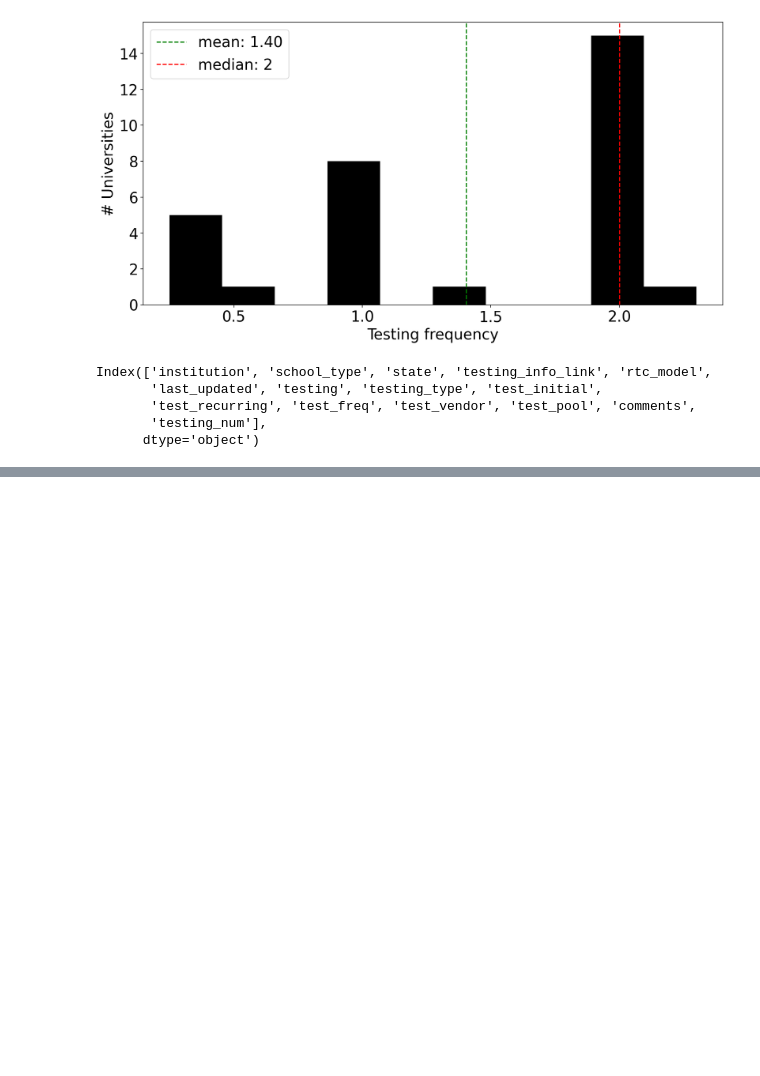
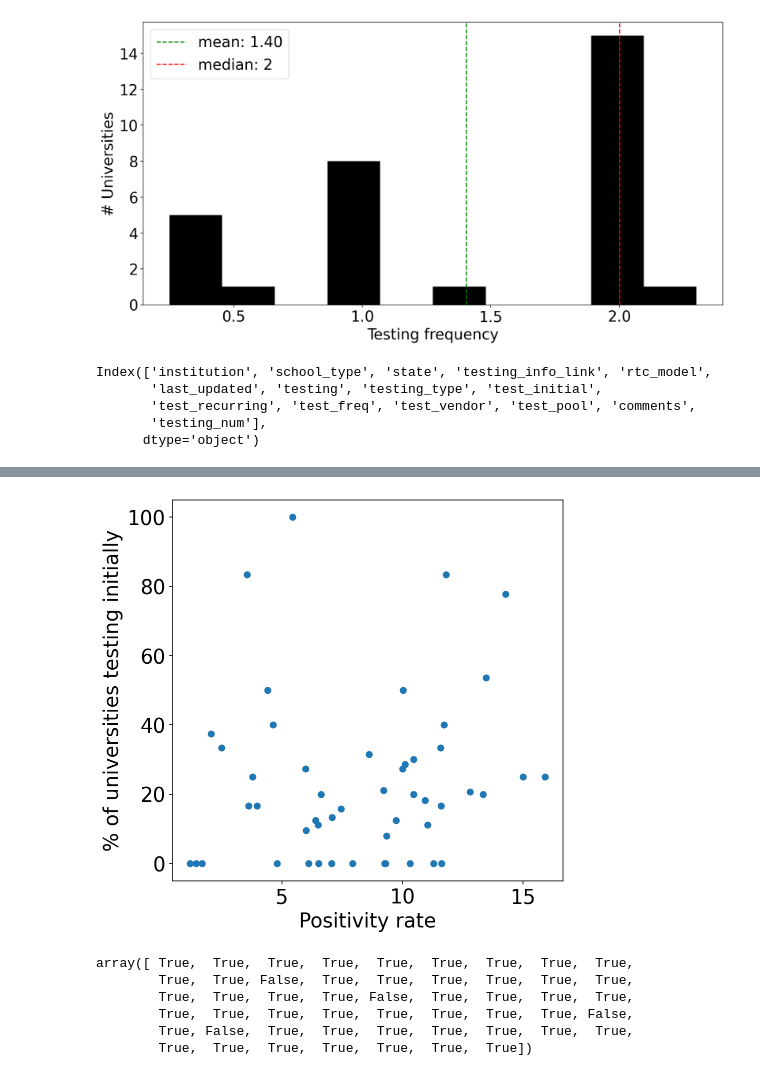
Before and after one commit to pachterlab/BTRBP_2020, a Jupyter notebook: notebooks/basic_stats.ipynb, the cells around one changed output, grey strips where cells are left out. Saved outputs shown, nothing was run; the diff lists cells and outputs as text; code cells hidden in the pictures; blank space fills up the shorter version.

```diff
--- a/notebooks/basic_stats.ipynb
+++ b/notebooks/basic_stats.ipynb
@@ -199,0 +237,5 @@ Index(['institution', 'school_type', 'state', 'testing_info_link', 'rtc_model',
+# %%
+daily = pd.read_csv("daily.csv")
+# %%
+gb = daily.groupby("state")[["positive", "negative"]].sum()
+pos = gb["positive"]/(gb["positive"] + gb["negative"])
@@ -199,0 +263,26 @@ Index(['institution', 'school_type', 'state', 'testing_info_link', 'rtc_model',
+# %%
+fig, ax = plt.subplots(figsize=(7,7))
+
+x = initial.index.map(pos)*100
+y = initial.TRUE.values
+
+ax.scatter(x, y)
+
+kwd = {
+    "xlabel": "Positivity rate",
+    "ylabel": "% of universities testing initially"
+}
+ax.set(**kwd)
+
+fig.show()
+# %% [output]
+[figure, added]
+# %%
+df.groupby("state")["test_recurring"].count().sort_values().values == df.groupby("state")["test_initial"].count().sort_values().values
+# %% [output]
+array([ True,  True,  True,  True,  True,  True,  True,  True,  True,
+        True,  True, False,  True,  True,  True,  True,  True,  True,
+        True,  True,  True,  True, False,  True,  True,  True,  True,
+        True,  True,  True,  True,  True,  True,  True,  True, False,
+        True, False,  True,  True,  True,  True,  True,  True,  True,
+        True,  True,  True,  True,  True,  True,  True])
```
Also changed, not shown: parts of 15 cells of this notebook.
